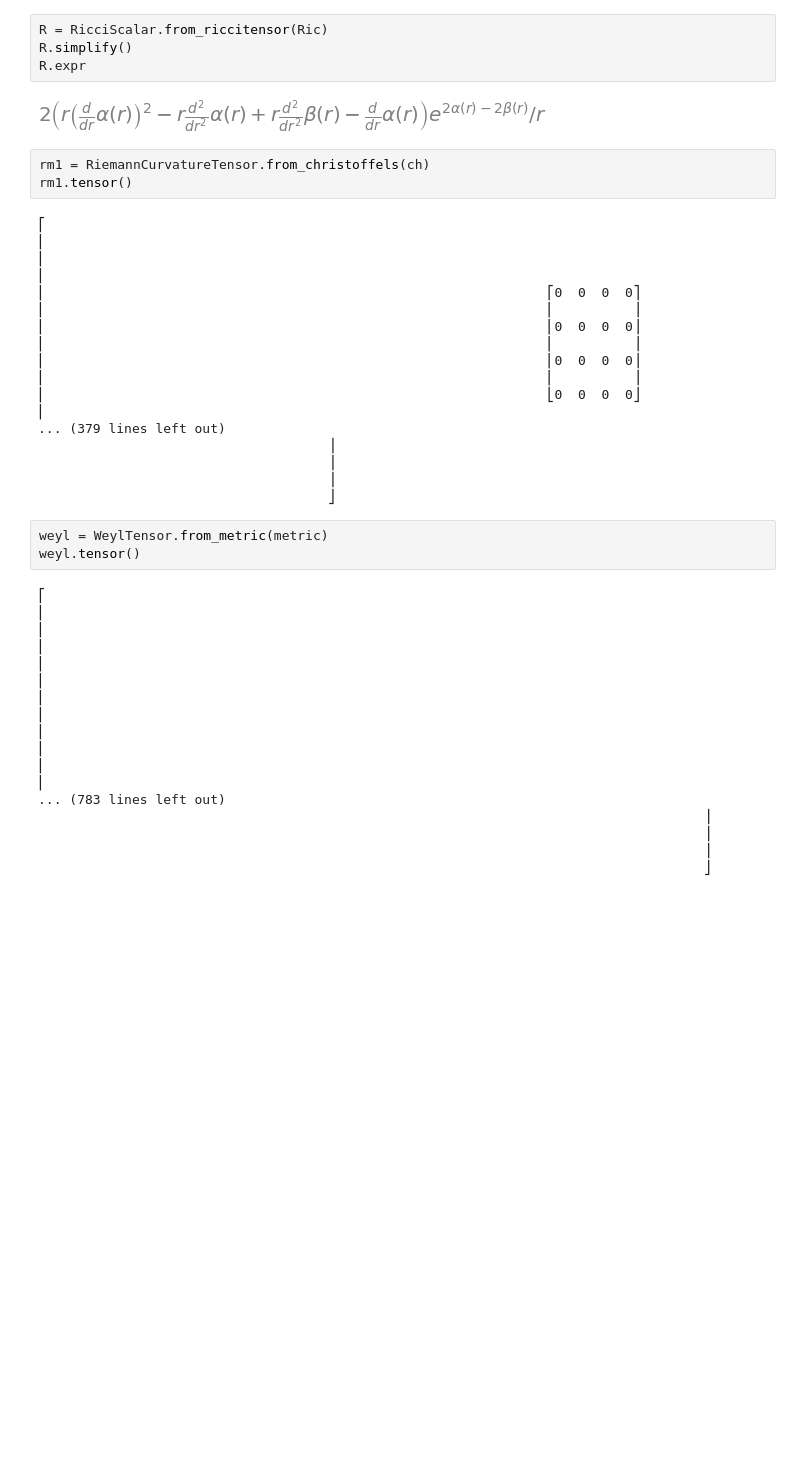
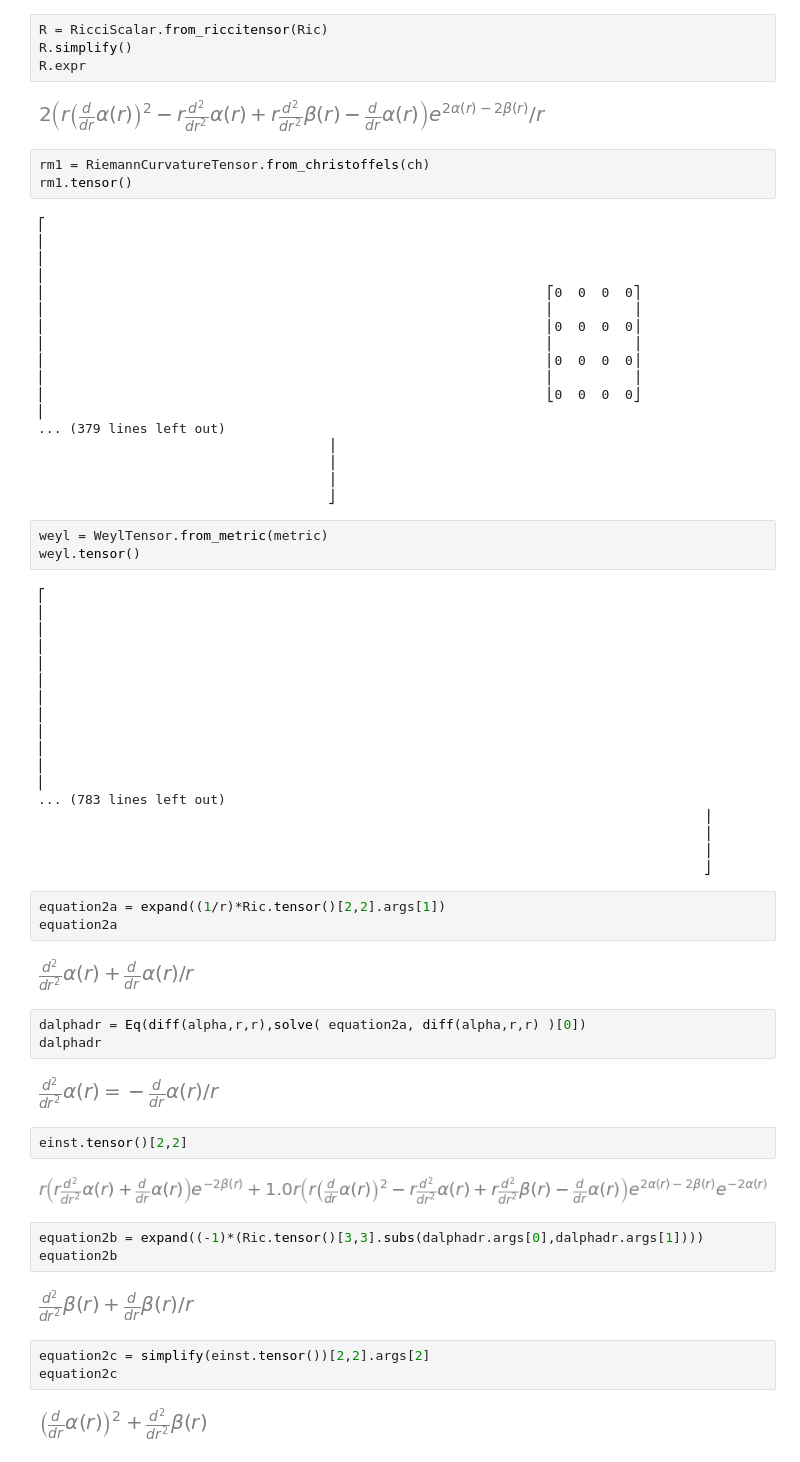
Before and after one commit to GeoffCope/General_Relativity_Python, a Jupyter notebook: Gravitational_Waves_In_General_Relativity_I_Cylindrical_Waves_by_Marder.ipynb, the cells around one changed output. Cells and saved outputs as stored; diff of their text form; blank space fills up the shorter version.

```diff
--- a/Gravitational_Waves_In_General_Relativity_I_Cylindrical_Waves_by_Marder.ipynb
+++ b/Gravitational_Waves_In_General_Relativity_I_Cylindrical_Waves_by_Marder.ipynb
@@ -146,3 +146,27 @@ weyl.tensor()
                                                                                      ⎥
                                                                                      ⎥
                                                                                      ⎦
+# %%
+equation2a = expand((1/r)*Ric.tensor()[2,2].args[1])
+equation2a
+# %% [output]
+[figure, added]
+# %%
+dalphadr = Eq(diff(alpha,r,r),solve( equation2a, diff(alpha,r,r) )[0])
+dalphadr
+# %% [output]
+[figure, added]
+# %%
+einst.tensor()[2,2]
+# %% [output]
+[figure, added]
+# %%
+equation2b = expand((-1)*(Ric.tensor()[3,3].subs(dalphadr.args[0],dalphadr.args[1])))
+equation2b
+# %% [output]
+[figure, added]
+# %%
+equation2c = simplify(einst.tensor())[2,2].args[2]
+equation2c
+# %% [output]
+[figure, added]
```
Also changed, not shown: parts of 2 cells of this notebook.
